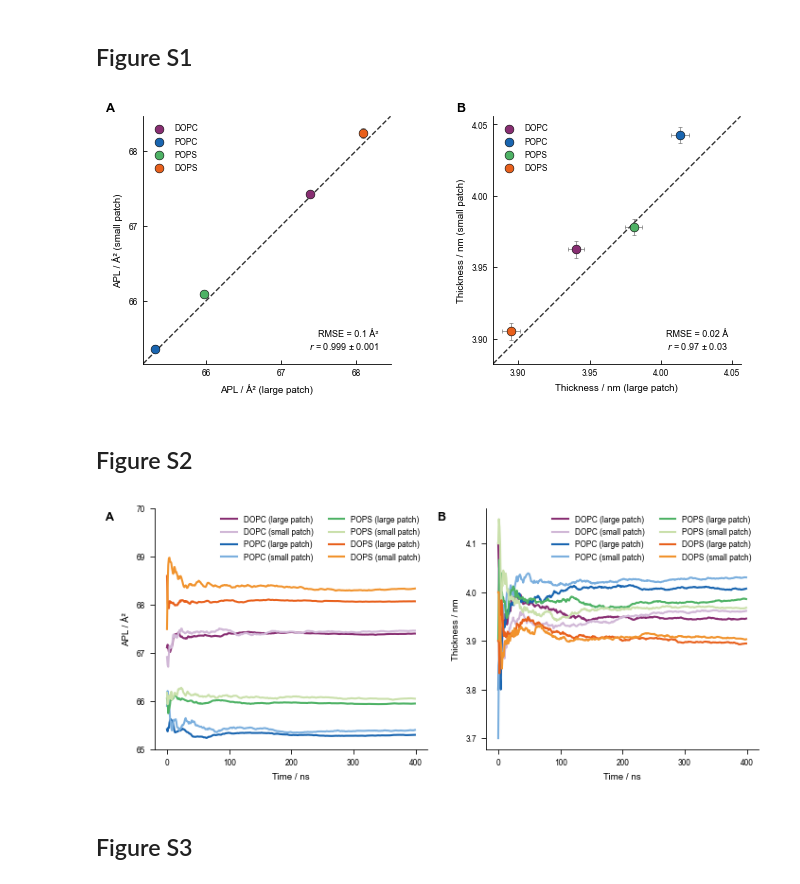
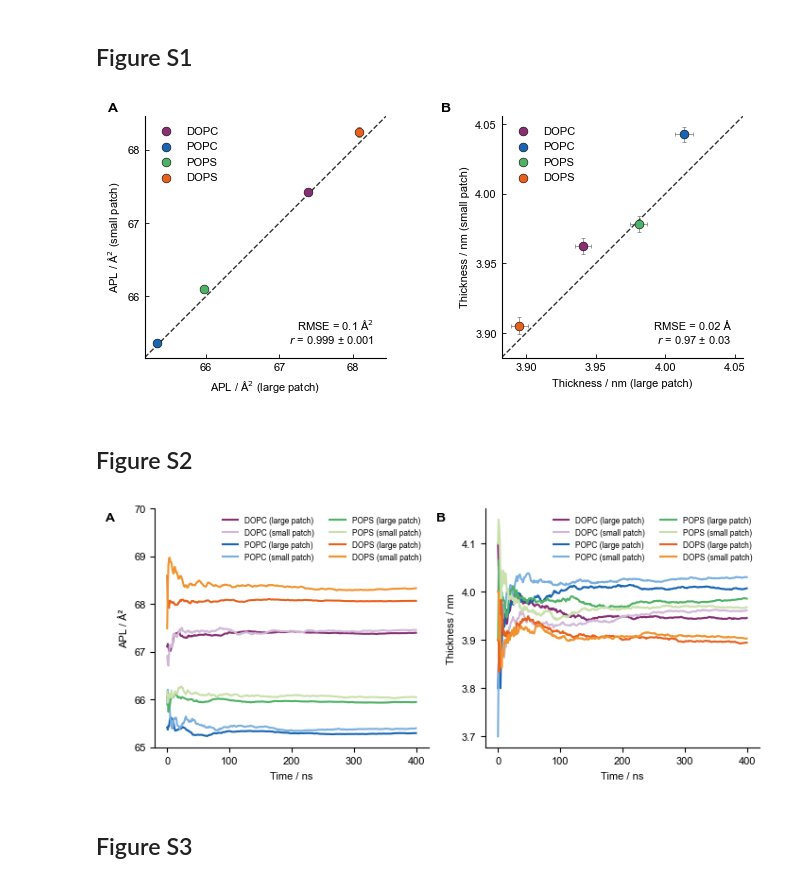
Before and after one commit to gitesei/_2026_MEM-CALVADOS, a Jupyter notebook: lipid_scan.ipynb, the cells around one changed output. Cells and saved outputs as stored; diff of their text form; code cells hidden in the pictures.

```diff
--- a/lipid_scan.ipynb
+++ b/lipid_scan.ipynb
@@ -592,6 +592,20 @@ plt.show()
 ## Figure S1
 # %%
 from matplotlib import ticker
+
+plt.rcParams.update({
+    'font.size': 8,
+    'axes.labelsize': 8,
+    'axes.titlesize': 8,
+    'xtick.labelsize': 8,
+    'ytick.labelsize': 8,
+    'legend.fontsize': 8,
+    'axes.linewidth': 0.8,
+    'xtick.major.width': 0.8,
+    'ytick.major.width': 0.8,
+    'font.family': 'sans-serif',
+})
+
 
 rows = []
 for patch in ['big', 'small']:
@@ -642,7 +656,7 @@ for lipid in lipids:
         a.scatter(x, y, marker='o', facecolor=colors[lipid], edgecolors='k', linewidth=0.4, s=40, label=lipid, zorder=10)
 
 # Axis styling and diagonal reference lines
-for a, label in zip(ax, ['APL / Å²', 'Thickness / nm']):
+for a, label in zip(ax, ['APL / Å$^2$', 'Thickness / nm']):
     a.set_xlabel(f'{label} (large patch)')
     a.set_ylabel(f'{label} (small patch)')
     a.spines['top'].set_visible(False)
@@ -670,41 +684,42 @@ apl_big = np.array([fse.loc[f'{l}_big', 'apl'] for l in lipids]) * 100
 apl_small = np.array([fse.loc[f'{l}_small', 'apl'] for l in lipids]) * 100
 
 ax[0].annotate(
-    "RMSE = {:.1f} Å²\n$r$ = {:.3f} ± {:.3f}".format(
+    "RMSE = {:.1f} Å$^2$\n$r$ = {:.3f} ± {:.3f}".format(
         np.sqrt(np.mean((apl_big - apl_small)**2)),
         *pearsonr_bootstrapped(apl_big, apl_small)
     ),
     xy=(0.95, 0.05),
     xycoords='axes fraction',
-    fontsize=6.5,
+    fontsize=8,
     ha='right',
     va='bottom',
     bbox=dict(boxstyle="round,pad=0.2", fc="white", alpha=0.85, lw=0),
 )
 
 dpp_big = np.array([fse.loc[f'{l}_big', 'dpp'] for l in lipids])
 dpp_small = np.array([fse.loc[f'{l}_small', 'dpp'] for l in lipids])
 
 ax[1].annotate(
     "RMSE = {:.2f} Å\n$r$ = {:.2f} ± {:.2f}".format(
         np.sqrt(np.mean((dpp_big - dpp_small)**2)),
         *pearsonr_bootstrapped(dpp_big, dpp_small)
     ),
     xy=(0.95, 0.05),
     xycoords='axes fraction',
-    fontsize=6.5,
+    fontsize=8,
     ha='right',
     va='bottom',
     bbox=dict(boxstyle="round,pad=0.2", fc="white", alpha=0.85, lw=0),
 )
 
-ax[0].text(-0.15, 1.02, 'A', transform=ax[0].transAxes, fontweight='bold', fontsize=9)
-ax[1].text(-0.15, 1.02, 'B', transform=ax[1].transAxes, fontweight='bold', fontsize=9)
+ax[0].text(-0.15, 1.02, 'A', transform=ax[0].transAxes, fontweight='bold', fontsize=10)
+ax[1].text(-0.25, 1.02, 'B', transform=ax[1].transAxes, fontweight='bold', fontsize=10)
 
+plt.savefig('figS1.pdf')
 
 plt.show()
 # %% [output]
-[figure, old version]
+[figure, new version]
 # %% [markdown]
 ## Figure S2
 # %%
@@ -785,18 +800,19 @@ ax[0].text(
     -0.18, 0.95, 'A',
     transform=ax[0].transAxes,
     fontweight='bold',
-    fontsize=9
+    fontsize=10
 )
 
 ax[1].text(
     -0.18, 0.95, 'B',
     transform=ax[1].transAxes,
     fontweight='bold',
-    fontsize=9
+    fontsize=10
 )
+plt.savefig('figS2.pdf')
 plt.show()
 # %% [output]
-[figure, old version]
+[figure, new version]
 # %% [markdown]
 ## Figure S3
 # %%
```
Also changed, not shown: parts of 3 cells of this notebook, 1 other file.
